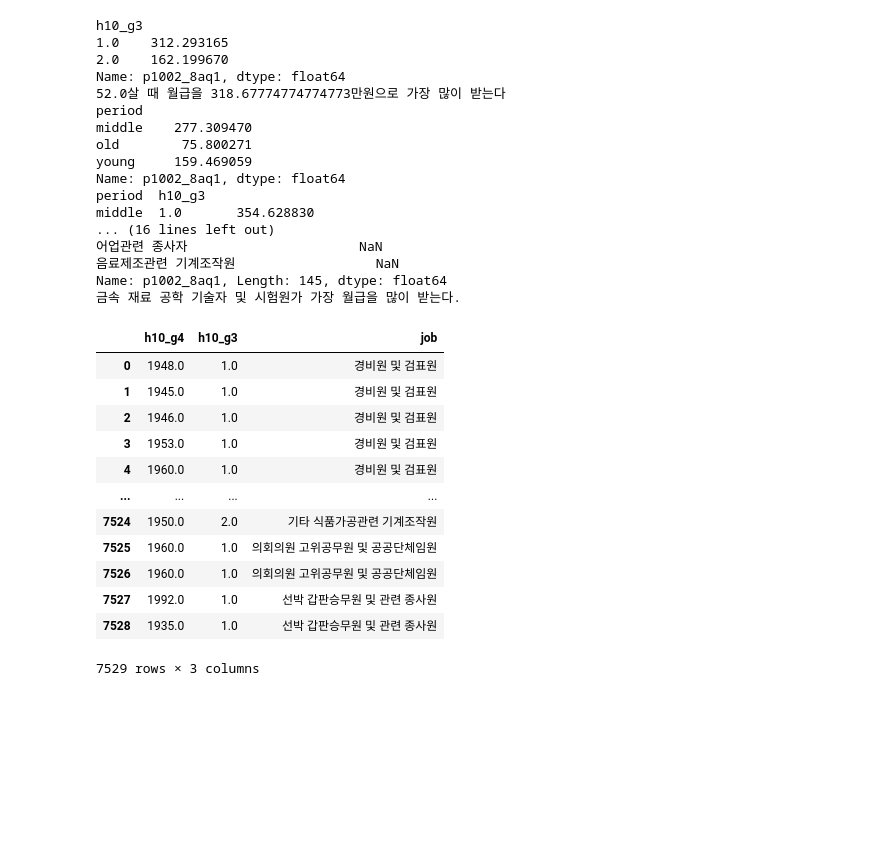
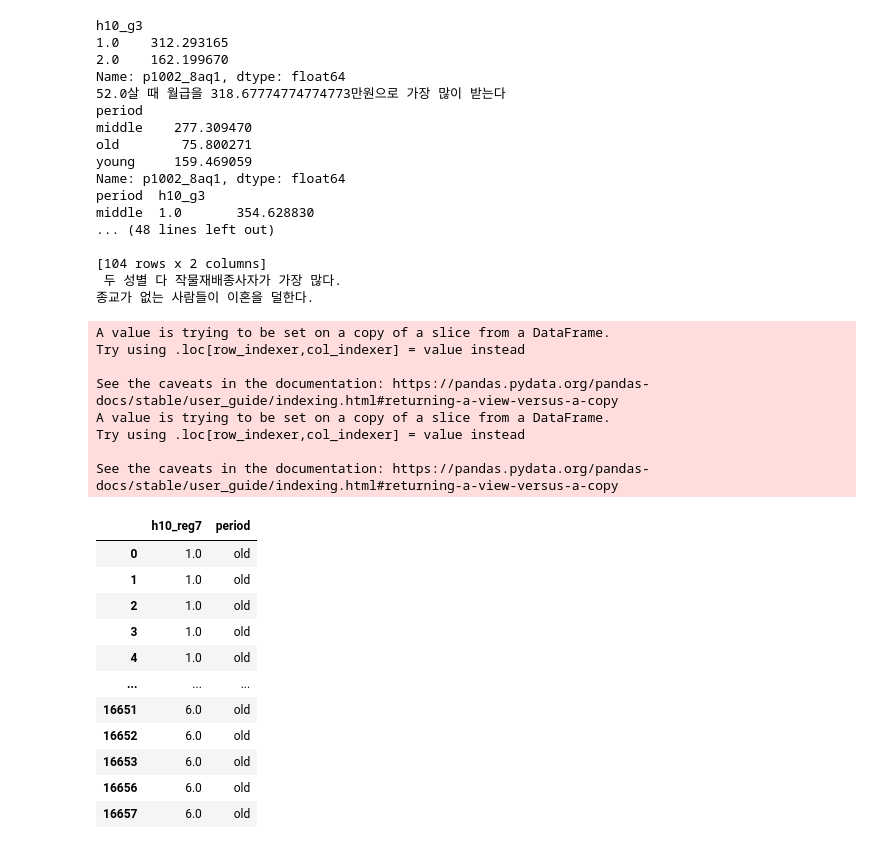
Before and after one commit to sehun4239/Data-analysis-Machine-Learning-Basic, a Jupyter notebook: Pandas_Exercise.ipynb, the cells around one changed output. Drawn from its saved outputs; the diff is of its cells as text; code cells hidden in the pictures; blank space fills up the shorter version.

```diff
--- a/Pandas_Exercise.ipynb
+++ b/Pandas_Exercise.ipynb
@@ -302,53 +293,80 @@ df_jobcode = pd.read_excel('./data/Koweps_Codebook.xlsx',
                            sheet_name = '직종 코드',
                            header = 0)
 df_job = pd.merge(df, df_jobcode, left_on='h10_eco9', right_on='code_job', how='inner')
 result35 = df_job['p1002_8aq1'].groupby(df_job['job']).mean().sort_values(ascending=False)
 print(result35)
 print('{}가 가장 월급을 많이 받는다.'.format(result35.index.values[0]))
 
 # 6. 성별 직업 빈도
 # 성별로 어떤 직업이 가장 많을까?
-df_mfjob = df_job[['h10_g4','h10_g3','job']]
-display(df_mfjob)
+df_mjob = df_job[['h10_g3','job']][df_job['h10_g3'] == 1]
+df_fjob = df_job[['h10_g3','job']][df_job['h10_g3'] == 2]
 
-print(df_mfjob['h10_g3'].groupby(df_mfjob['job']).size())
+print(df_mjob.groupby(df_mfjob['job']).count().sort_values(by='h10_g3', ascending=False))
+print(df_fjob.groupby(df_mfjob['job']).count().sort_values(by='h10_g3', ascending=False))
+
+print(' 두 성별 다 작물재배종사자가 가장 많다.')
 
 # 7. 종교 유무에 따른 이혼율
 # 종교가 있는 사람들이 이혼을 덜 할까??
-df_jonggyo = df['h10_g4'].groupby(df['h10_g11']).size()
-display(df_jonggyo)
+df_jonggyo = df[['h10_g10', 'h10_g11']]
+df_jong_you = df_jonggyo[df_jonggyo['h10_g11'] == 1]
+df_jong_mu = df_jonggyo[df_jonggyo['h10_g11'] == 2]
 
+df_jongu = df_jong_you['h10_g11'].groupby(df_jonggyo['h10_g10']).count()
+df_jongm = df_jong_mu['h10_g11'].groupby(df_jonggyo['h10_g10']).count()
+
+if df_jongu[3.0] / df_jongu[1.0 : 4.0].sum() > df_jongm[3.0] / df_jongm[1.0 : 4.0].sum():
+    print('종교가 있는 사람들이 이혼을 덜한다.')
+else:
+    print('종교가 없는 사람들이 이혼을 덜한다.')
 
 # 8. 지역별 연령대 비율
 # 노년층이 많은 지역은 어디일까?
+df_jiyeok = df[['h10_g4', 'h10_reg7']]
+df_jiyeok['age'] = 2015-df_jiyeok['h10_g4']
+df_jiyeok['period'] = df.apply(age, axis = 1)
+
+df_jiyeok_old = df_jiyeok[df_jiyeok['period'] == 'old'][['h10_reg7', 'period']]
+display(df_jiyeok_old)
+
+print(df_jiyeok_old.groupby(df_jiyeok_old['h10_reg7']).count().sort_values(by='period', ascending=False))
+print('코드7=광주/전남/전북/제주도 가 가장 노년층이 많다.')
 # %% [output]
 h10_g3
 1.0    312.293165
 2.0    162.199670
 Name: p1002_8aq1, dtype: float64
 52.0살 때 월급을 318.67774774774773만원으로 가장 많이 받는다
 period
 middle    277.309470
 old        75.800271
 young     159.469059
 Name: p1002_8aq1, dtype: float64
 period  h10_g3
 middle  1.0       354.628830
-... (16 lines left out)
-어업관련 종사자                      NaN
-음료제조관련 기계조작원                  NaN
-Name: p1002_8aq1, Length: 145, dtype: float64
-금속 재료 공학 기술자 및 시험원가 가장 월급을 많이 받는다.
+... (48 lines left out)
+
+[104 rows x 2 columns]
+ 두 성별 다 작물재배종사자가 가장 많다.
+종교가 없는 사람들이 이혼을 덜한다.
+A value is trying to be set on a copy of a slice from a DataFrame.
+Try using .loc[row_indexer,col_indexer] = value instead
+
+See the caveats in the documentation: https://pandas.pydata.org/pandas-docs/stable/user_guide/indexing.html#returning-a-view-versus-a-copy
+A value is trying to be set on a copy of a slice from a DataFrame.
+Try using .loc[row_indexer,col_indexer] = value instead
+
+See the caveats in the documentation: https://pandas.pydata.org/pandas-docs/stable/user_guide/indexing.html#returning-a-view-versus-a-copy
-|  | h10_g4 | h10_g3 | job |
-| 0 | 1948.0 | 1.0 | 경비원 및 검표원 |
-| 1 | 1945.0 | 1.0 | 경비원 및 검표원 |
-| 2 | 1946.0 | 1.0 | 경비원 및 검표원 |
-| 3 | 1953.0 | 1.0 | 경비원 및 검표원 |
-| 4 | 1960.0 | 1.0 | 경비원 및 검표원 |
-| ... | ... | ... | ... |
-| 7524 | 1950.0 | 2.0 | 기타 식품가공관련 기계조작원 |
-| 7525 | 1960.0 | 1.0 | 의회의원 고위공무원 및 공공단체임원 |
-| 7526 | 1960.0 | 1.0 | 의회의원 고위공무원 및 공공단체임원 |
-| 7527 | 1992.0 | 1.0 | 선박 갑판승무원 및 관련 종사원 |
-| 7528 | 1935.0 | 1.0 | 선박 갑판승무원 및 관련 종사원 |
+|  | h10_reg7 | period |
+| 0 | 1.0 | old |
+| 1 | 1.0 | old |
+| 2 | 1.0 | old |
+| 3 | 1.0 | old |
+| 4 | 1.0 | old |
+| ... | ... | ... |
+| 16651 | 6.0 | old |
+| 16652 | 6.0 | old |
+| 16653 | 6.0 | old |
+| 16656 | 6.0 | old |
+| 16657 | 6.0 | old |
-7529 rows × 3 columns
```
Also changed, not shown: parts of 3 cells of this notebook, 5 other files.
